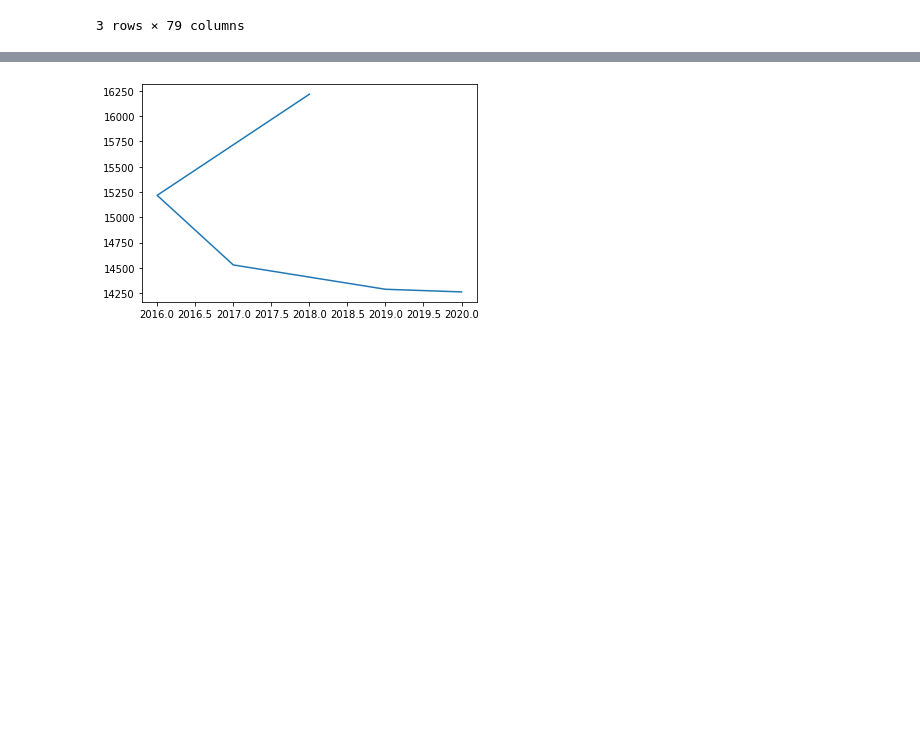
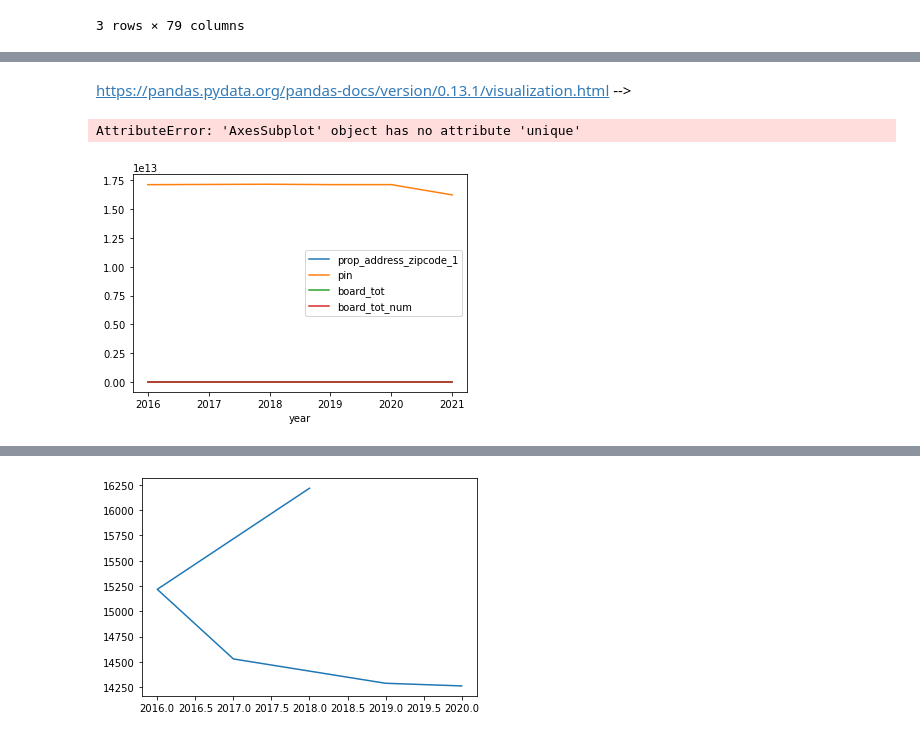
Before and after one commit to ASwigart/Project-1-EDA-Git-Collab, a Jupyter notebook: Combined Charts 2.ipynb, the cells around one changed output, grey strips where cells are left out. Saved outputs shown, nothing was run; the diff lists cells and outputs as text; code cells hidden in the pictures; blank space fills up the shorter version.

```diff
--- a/Combined Charts 2.ipynb
+++ b/Combined Charts 2.ipynb
@@ -35,0 +43,3 @@ TypeError: 'DataFrame' object is not callable
+# %%
+df_60608 = merged_df.loc[merged_df["prop_address_zipcode_1"] == 60608]
+df_60608
@@ -35,0 +60,4 @@ TypeError: 'DataFrame' object is not callable
+# %%
+sorted60608_df=df_60608.groupby(by="year").mean()
+
+sorted60608_df
@@ -36,3 +73,19 @@ TypeError: 'DataFrame' object is not callable
+# %% [markdown]
+https://pandas.pydata.org/pandas-docs/version/0.13.1/visualization.html -->
+# %%
+#60608
+
+
+x= sorted60608_df.plot(use_index=True).unique
+y= sorted60608_df["board_tot_num"]
+# y_axis_sorted = y_axis_data.sort_index(ascending=False)
+# changed this to yaxis_data, not sorted
+plt.plot(x, y)
+
+plt.show()
+# %% [output]
+AttributeError: 'AxesSubplot' object has no attribute 'unique'
+[figure, added]
 # %%
 #60608
 
```
Also changed, not shown: parts of 8 cells of this notebook.
